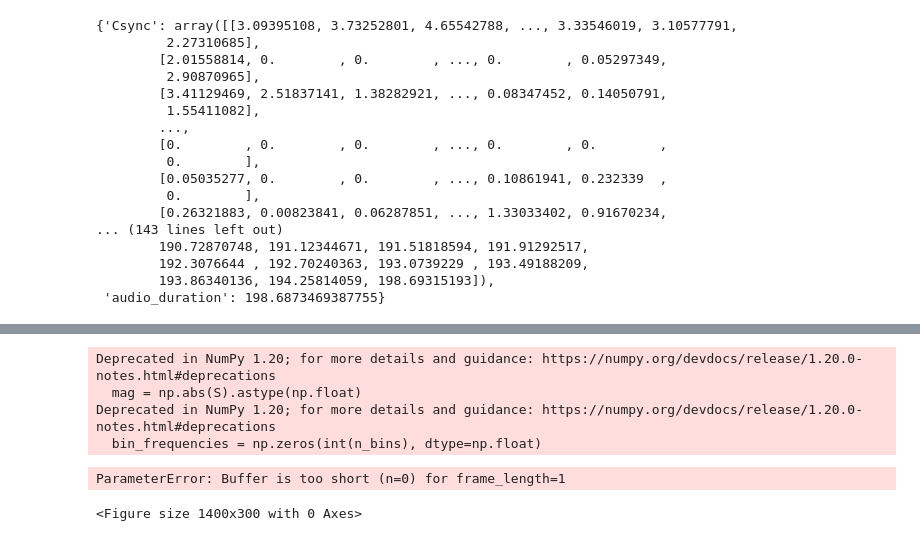
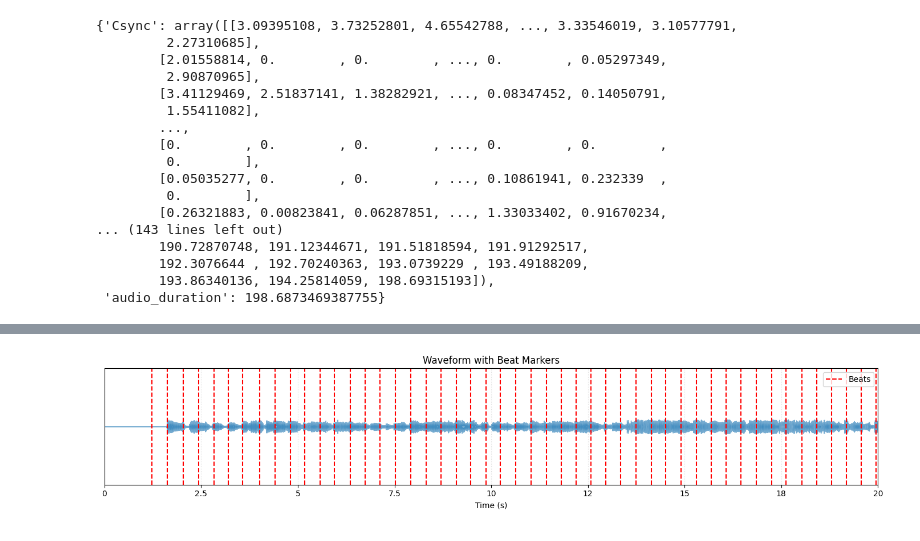
Before and after one commit to Niagui/MusicalDrone, a Jupyter notebook: notebook/segment.ipynb, the cells around one changed output, grey strips where cells are left out. Saved outputs shown, nothing was run; the diff lists cells and outputs as text; code cells hidden in the pictures.

```diff
--- a/notebook/segment.ipynb
+++ b/notebook/segment.ipynb
@@ -147,42 +117,36 @@ import numpy as np
 
 ya, sra = librosa.load(audiofile)
 
-y = librosa.resample(ya, orig_sr=sra, target_sr=16000)
+y = librosa.resample(ya, orig_sr=sra, target_sr=22050)
 hop_length = 512
-tempo, beattrack = librosa.beat.beat_track(y=y, sr=16000, hop_length=hop_length)
-beat_times = librosa.frames_to_time(beattrack, sr=16000, hop_length=hop_length)
+tempo, beattrack = librosa.beat.beat_track(y=y, sr=22050, hop_length=hop_length)
+beat_times = librosa.frames_to_time(beattrack, sr=22050, hop_length=hop_length)
-# %% [output]
-Deprecated in NumPy 1.20; for more details and guidance: https://numpy.org/devdocs/release/1.20.0-notes.html#deprecations
-  mag = np.abs(S).astype(np.float)
-Deprecated in NumPy 1.20; for more details and guidance: https://numpy.org/devdocs/release/1.20.0-notes.html#deprecations
-  bin_frequencies = np.zeros(int(n_bins), dtype=np.float)
 # %%
 
 #zooming
 
-start_time = 180
-end_time = 197
+start_time = 0
+end_time = 20
 start_sample = int(start_time * sr)
 end_sample = int(end_time * sr)
 y_zoom = y[start_sample:end_sample]
 
 beat_times_zoom = beat_times[(beat_times >= start_time) & (beat_times <= end_time)]
 
 # Plot waveform and beat markers
 plt.figure(figsize=(14, 3))
 librosa.display.waveplot(y_zoom, sr=sr, alpha=0.6)
 plt.vlines(beat_times_zoom, ymin=-1, ymax=1, color='red', linestyles='--', label='Beats')
 plt.xlim(start_time, end_time)
 plt.ylim(-1, 1)
 plt.xlabel("Time (s)")
 plt.title("Waveform with Beat Markers")
 plt.yticks([])
 plt.legend()
 plt.tight_layout()
 plt.grid(True, axis='x', linestyle=':', alpha=0.4)
 plt.show()
 # %% [output]
-ParameterError: Buffer is too short (n=0) for frame_length=1
-<Figure size 1400x300 with 0 Axes>
+[figure, added]
 # %%
 beat_times
```
Also changed, not shown: parts of 9 cells of this notebook, 6 other files.
